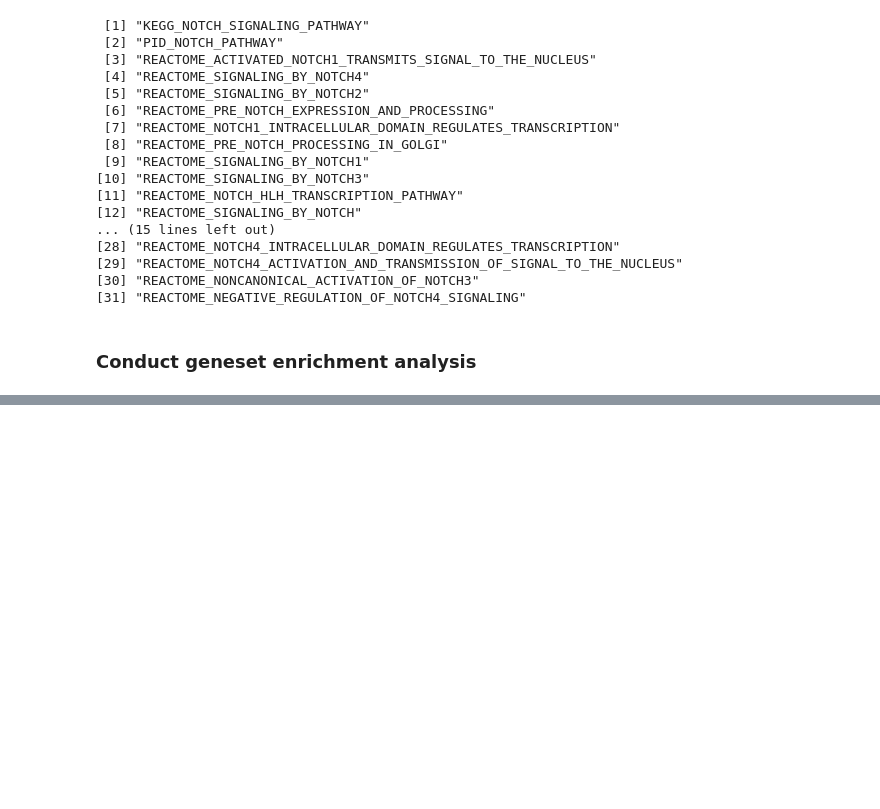
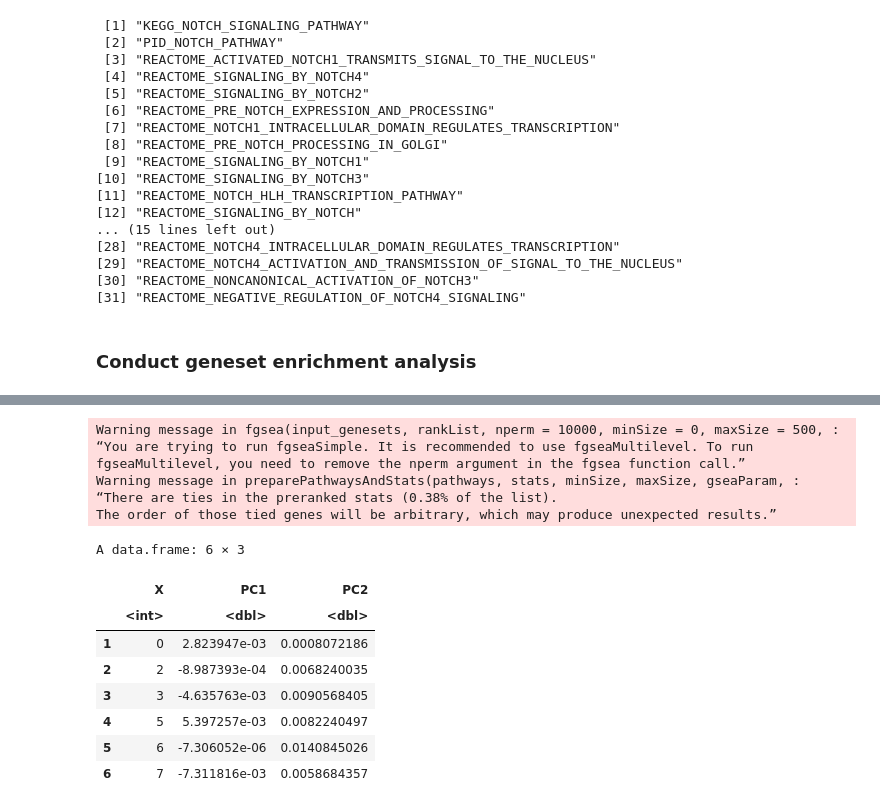
Before and after one commit to immunogenomics/cna-display, a Jupyter notebook: notch/interpretation.ipynb, the cells around one changed output, grey strips where cells are left out. Saved outputs shown, nothing was run; the diff lists cells and outputs as text; code cells hidden in the pictures; blank space fills up the shorter version.

```diff
--- a/notch/interpretation.ipynb
+++ b/notch/interpretation.ipynb
@@ -170,0 +228,11 @@ A data.table: 3 × 3
+# %%
+FGSEA_output = fgsea(input_genesets, rankList, nperm=10000,
+                         minSize = 0, maxSize = 500, nproc = 0,
+                         gseaParam = 1, BPPARAM = NULL)
+FGSEA_output = FGSEA_output[order(FGSEA_output$padj),]
+# %% [output]
+Warning message in fgsea(input_genesets, rankList, nperm = 10000, minSize = 0, maxSize = 500, :
+“You are trying to run fgseaSimple. It is recommended to use fgseaMultilevel. To run fgseaMultilevel, you need to remove the nperm argument in the fgsea function call.”
+Warning message in preparePathwaysAndStats(pathways, stats, minSize, maxSize, gseaParam, :
+“There are ties in the preranked stats (0.38% of the list).
+The order of those tied genes will be arbitrary, which may produce unexpected results.”
@@ -170,0 +241,12 @@ A data.table: 3 × 3
+# %%
+head(nampcs)
+# %% [output]
+A data.frame: 6 × 3
+|  | X | PC1 | PC2 |
+|  | <int> | <dbl> | <dbl> |
+| 1 | 0 | 2.823947e-03 | 0.0008072186 |
+| 2 | 2 | -8.987393e-04 | 0.0068240035 |
+| 3 | 3 | -4.635763e-03 | 0.0090568405 |
+| 4 | 5 | 5.397257e-03 | 0.0082240497 |
+| 5 | 6 | -7.306052e-06 | 0.0140845026 |
+| 6 | 7 | -7.311816e-03 | 0.0058684357 |
```
Also changed, not shown: parts of 19 cells of this notebook, 15 other files.
